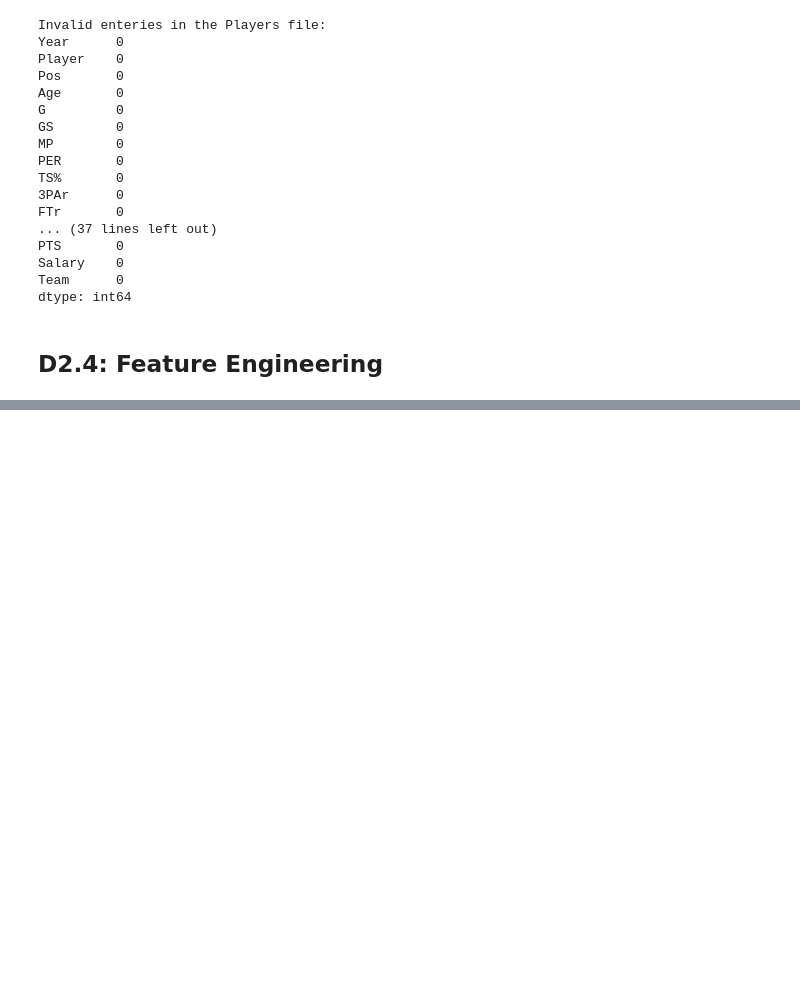
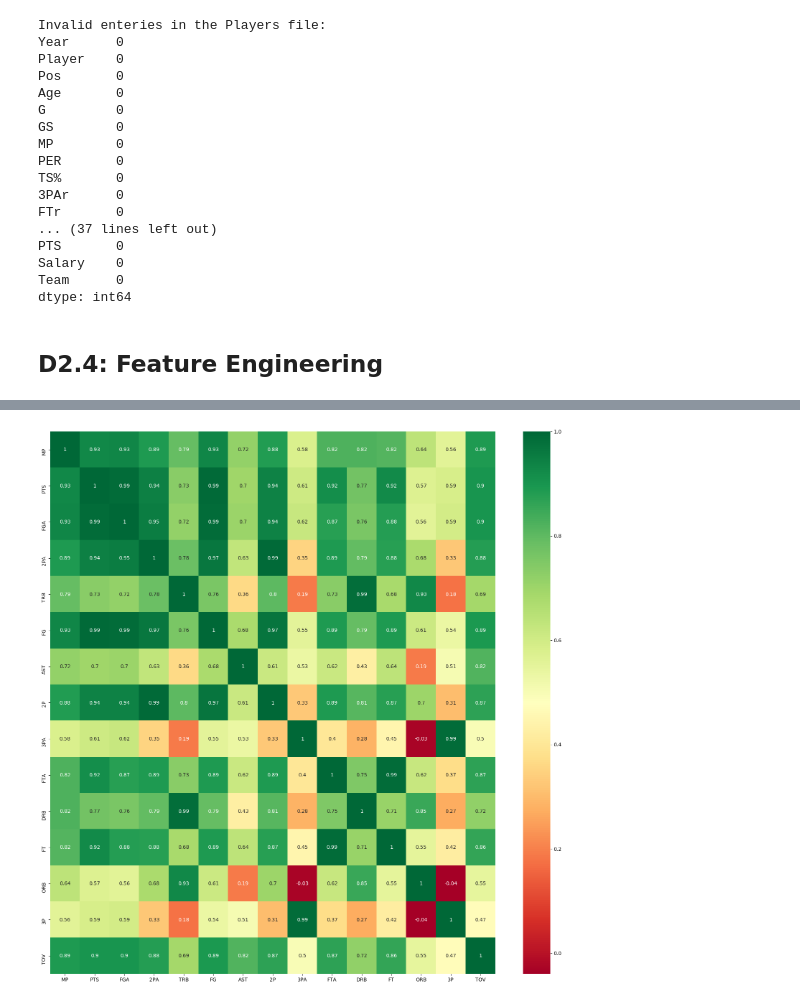
Before and after one commit to AndrewEdward37/15288_Final_Project, a Jupyter notebook: NBA_Salaries_QuAM.ipynb, the cells around one changed output, grey strips where cells are left out. Drawn from its saved outputs; the diff is of its cells as text; code cells hidden in the pictures; blank space fills up the shorter version.

```diff
--- a/NBA_Salaries_QuAM.ipynb
+++ b/NBA_Salaries_QuAM.ipynb
@@ -33,0 +95,3 @@ salaries.head()
+# %%
+salaries['Salary'] = inflate_column(salaries, 'Salary', 'Season End')
+salaries
@@ -447,0 +529,7 @@ Yhat = OLS.predict(X)
+# %%
+df_NBA.drop(['PER', 'OWS', 'DWS', 'WS', 'WS/48', 'OBPM', 'DBPM', 'BPM', 'VORP'], axis=1, inplace=True)
+# %%
+# Y = df_NBA[['Salary']]
+df_NBA["Salary"] = df_NBA["Salary"].round(0)
+df_NBA["Salary"] = df_NBA["Salary"].astype(str)
+df_NBA
@@ -447,0 +586,3 @@ Yhat = OLS.predict(X)
+# %%
+best_features = pd.DataFrame(df_NBA[['MP', 'PTS', 'FGA', '2PA', 'TRB', 'FG', 'AST', '2P', '3PA', 'FTA', 'DRB', 'FT', 'ORB', '3P', 'TOV','Salary']])
+best_features
@@ -447,0 +603,11 @@ Yhat = OLS.predict(X)
+# %%
+import seaborn as sns
+
+#get correlations of each features in dataset
+corrmat = best_features.corr()
+top_corr_features = corrmat.index
+plt.figure(figsize=(20,20))
+#plot heat map
+g=sns.heatmap(best_features[top_corr_features].corr(),annot=True,cmap="RdYlGn")
+# %% [output]
+[figure, added]
```
Also changed, not shown: parts of 36 cells of this notebook.
